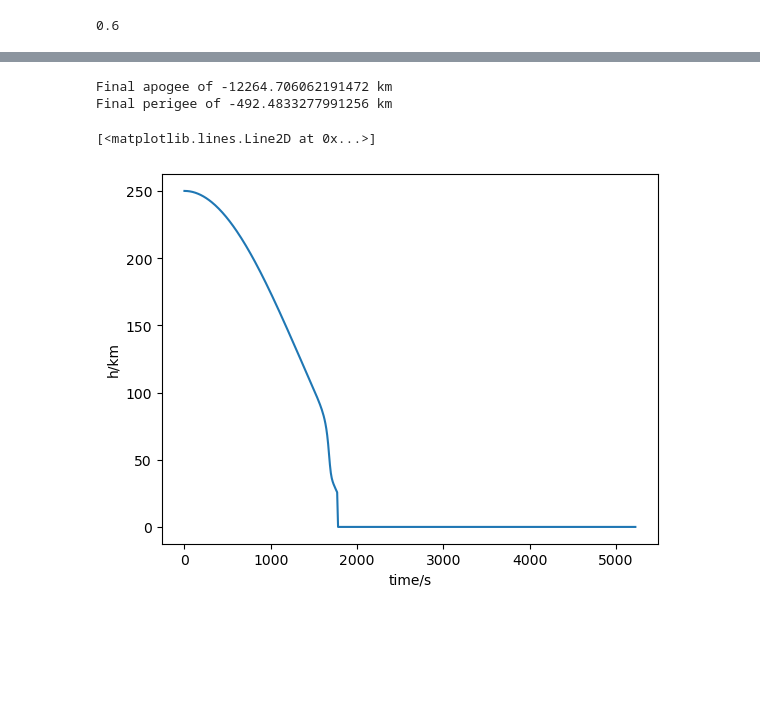
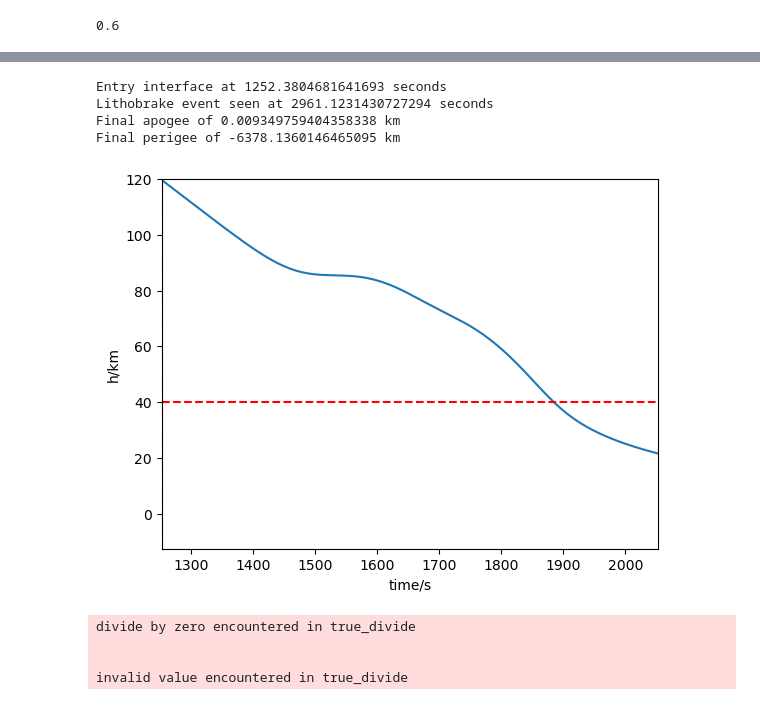
Before and after one commit to jackSN8/mars-3-months, a Jupyter notebook: starship_leo.ipynb, the cells around one changed output, grey strips where cells are left out. Drawn from its saved outputs; the diff is of its cells as text; code cells hidden in the pictures; blank space fills up the shorter version.

Commit message:
got some reentry working

```diff
--- a/starship_leo.ipynb
+++ b/starship_leo.ipynb
@@ -66,7 +75,7 @@ orb_fin = orbit
 
 
 #deorbit_dv = (v_apo - np.linalg.norm(orbit.v)).value
-deorbit_dv = -80 #971 from 250000 leads to 30k, 973 leads to -40k
+deorbit_dv = -85 #971 from 250000 leads to 30k, 973 leads to -40k
 print(f"deorbit dv is {deorbit_dv}m/s")
 
 
@@ -114,11 +123,21 @@ def reentry_accel(accel):
             # print(f"density at {alt} is {density}")
             # print(square_v)
             #square_v is km^2/s^2 so convert to m^2/s^2, and then convert final acceleration from m/s^2 to km/s^2
-            drag_acc = 0.5*density.value*square_v*10e6*c_d*a_m * v * 10e-3 / (norm_v )# km/s^2
+            #print((v))
+            drag_acc = -0.5*density.value*square_v*10e6*c_d*a_m * v * 10e-3 / (norm_v )# km/s^2
+            AoA_lift_rot = R.from_euler('z',-90,degrees=True)
+            #lift vector
+            lift_vec = AoA_lift_rot.apply(v)
+            # print(v)
+            # print(f"rotate {lift_vec}")
 
-            #lift vector
-            lift_vec = np.rotate
-            lift_acc = 0.5*c_l*square_v*10e3*1
+            # lift_acc = 0*lift_vec
+            # if alt<75*u.km:
+            lift_acc = 0.5*a_m_l*c_l*square_v*density.value*10e6*lift_vec*10e-3/(norm_v)
+            #lift_acc = lift_vec*10e-2/(norm_v)
+            # print(f"lift {np.linalg.norm(lift_acc)}")
+            # print(f"drag {np.linalg.norm(drag_acc)}")
+
 
             #0.5*10e-11*10e7
             orb_fin = Orbit.from_vectors(Earth, p*u.km, v*u.km/u.s)
@@ -131,7 +150,7 @@ def reentry_accel(accel):
 
 
             #print(acc)
-            return drag_acc
+            return d_factor*(drag_acc+lift_acc)
         else:
             return 0*v
 
@@ -191,14 +194,38 @@ KeyboardInterrupt:
 # %%
+if entry_interface >0:
+    print(f"Entry interface at {entry_interface} seconds")
+if lithobrake_event.last_t.to(u.s)< prop_time:
+    impact_time = lithobrake_event.last_t.to(u.s)
+    print(f"Lithobrake event seen at {lithobrake_event.last_t.to(u.s).value} seconds")
+
+
 print(f"Final apogee of {orb_fin.r_a-Earth.R}")
 print(f"Final perigee of {orb_fin.r_p-Earth.R}")
 plt.ylabel("h/km")
 # plt.xlabel("distance downrange, km")
 plt.xlabel("time/s")
+#plt.axhline(impact_time)
+
 #plt.xlim(12500,14000)
 #plt.ylim(top = 100)
 plt.plot(tofs, pos_spherical.distance - Earth.R)
+plt.xlim(left=entry_interface,right=entry_interface+800)
+plt.axvline(x=entry_interface,color = 'r',label='entry_interface',linestyle = '--')
+plt.axhline(y=40,color = 'r',label='entry_interface',linestyle = '--')
+plt.ylim(top=120)
+#plt.axvline(x=entry_interface,color = 'r',label='entry_interface')
+plt.show()
 # %% [output]
-Final apogee of -12264.706062191472 km
-Final perigee of -492.4833277991256 km
+Entry interface at 1252.3804681641693 seconds
+Lithobrake event seen at 2961.1231430727294 seconds
+Final apogee of 0.009349759404358338 km
+Final perigee of -6378.1360146465095 km
-[<matplotlib.lines.Line2D at 0x...>]
-[figure, old version]
+[figure, new version]
+# %%
+#calculate the accelerations
+reentry_accs = np.diff(np.array(reentry_vel))/np.diff(np.array(reentry_time)+1)
+# %% [output]
+divide by zero encountered in true_divide
+
+
+invalid value encountered in true_divide
```
Also changed, not shown: parts of 6 cells of this notebook, 2 other files.
